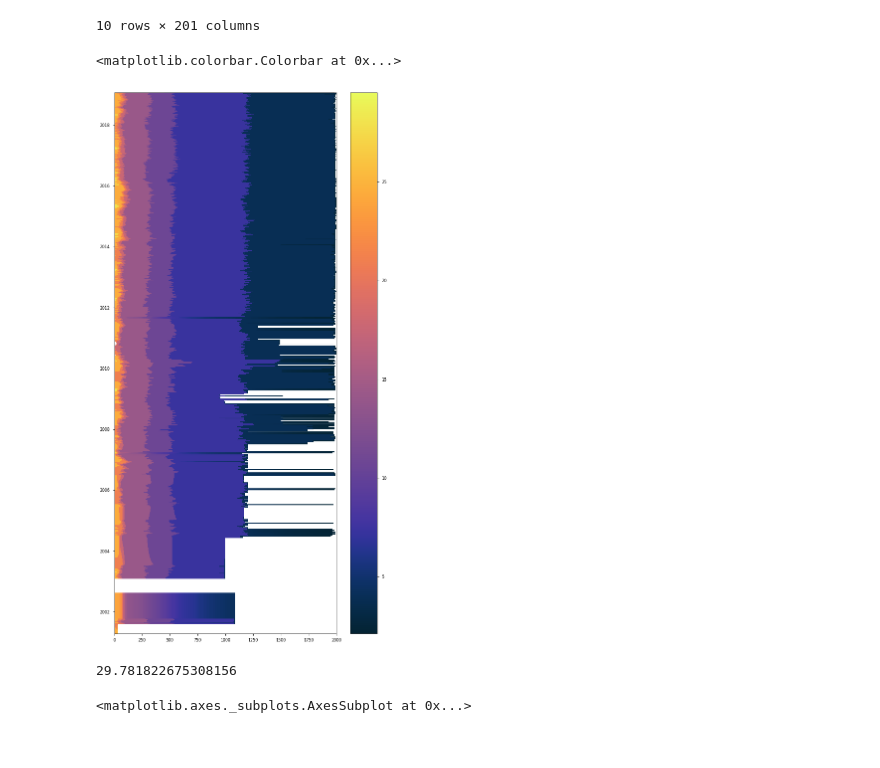
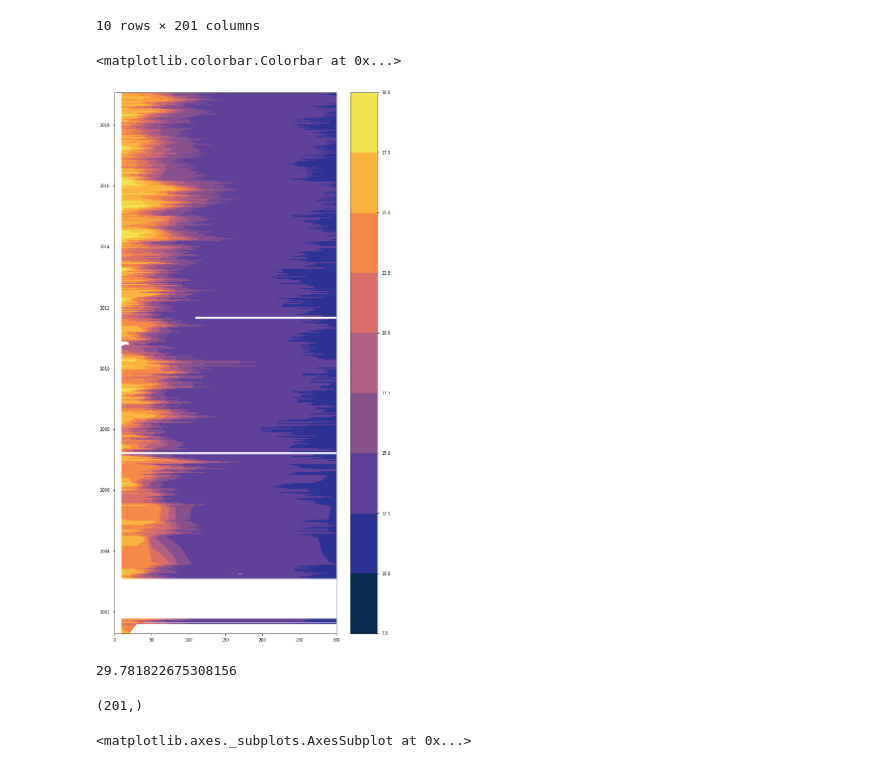
Before and after one commit to griverat/argo, a Jupyter notebook: Notebooks/argo_hist.ipynb, the cells around one changed output. Saved outputs shown, nothing was run; the diff lists cells and outputs as text; code cells hidden in the pictures.

Commit message:
Plot hovmoller of one high density region

```diff
--- a/Notebooks/argo_hist.ipynb
+++ b/Notebooks/argo_hist.ipynb
@@ -344,18 +344,23 @@ new_df[new_df > 35] = np.nan
 # %%
 new_df = new_df.groupby('date').mean()
 # %%
+depth = 31
 import cmocean as cmo
 fig, ax = plt.subplots(figsize=(10,20))
-dra = ax.pcolormesh(new_df.columns.astype(np.int), new_df.index, new_df.values, cmap=cmo.cm.thermal)
-ax.contourf(new_df.columns.astype(np.int), new_df.index, new_df.values,cmap=cmo.cm.thermal)
+# dra = ax.pcolormesh(new_df.columns.astype(np.int), new_df.index, new_df.values, cmap=cmo.cm.thermal)
+dra = ax.contourf(new_df.columns.astype(np.int)[:depth], new_df.index, new_df.values[:,:depth],cmap=cmo.cm.thermal)
 plt.colorbar(dra)
 # %% [output]
 <matplotlib.colorbar.Colorbar at 0x...>
-[figure, old version]
+[figure, new version]
 # %%
 np.nanmax(new_df.values)
 # %% [output]
 29.781822675308156
+# %%
+new_df.columns.shape
+# %% [output]
+(201,)
 # %%
 new_df[30].plot()
 # %% [output]
```
